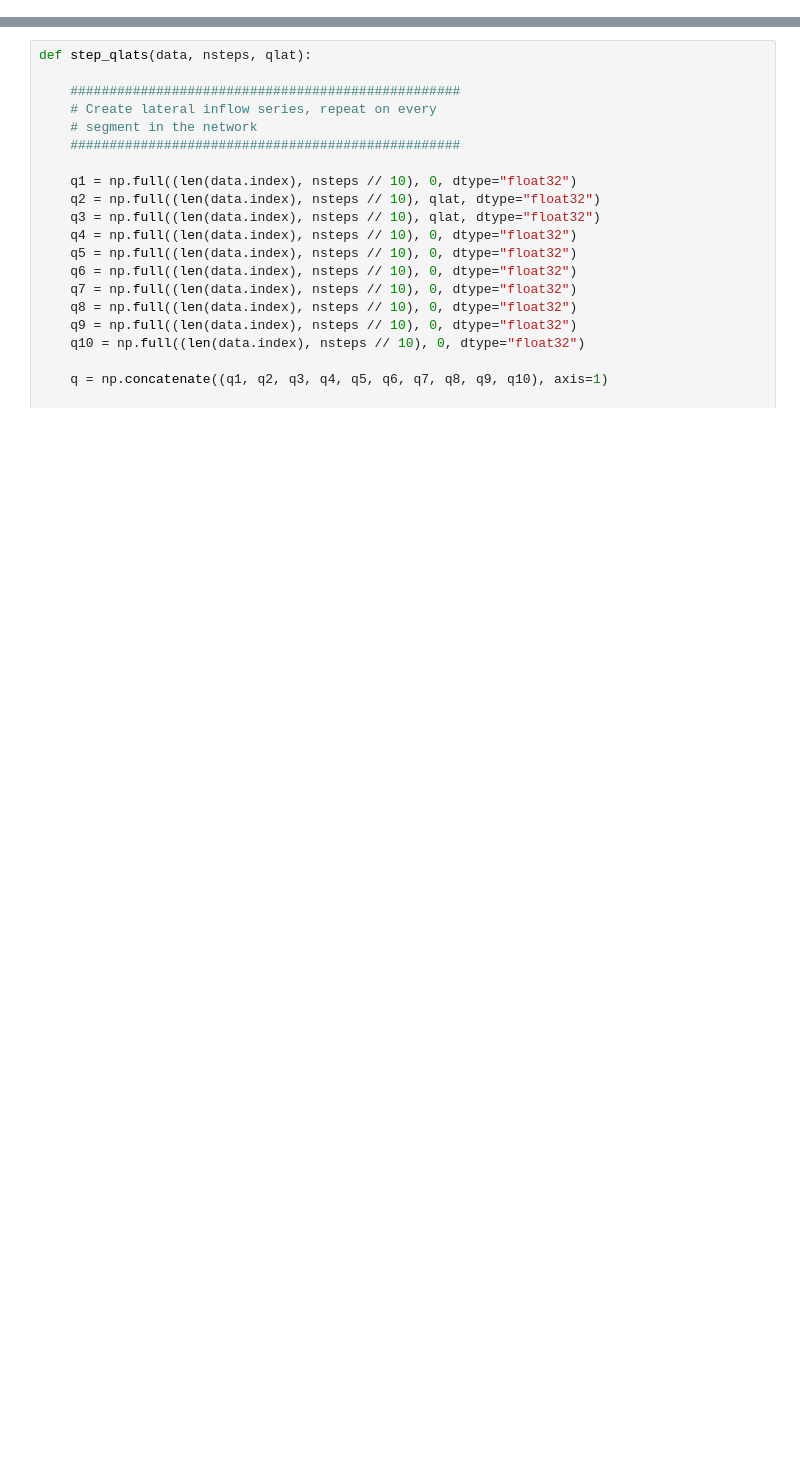
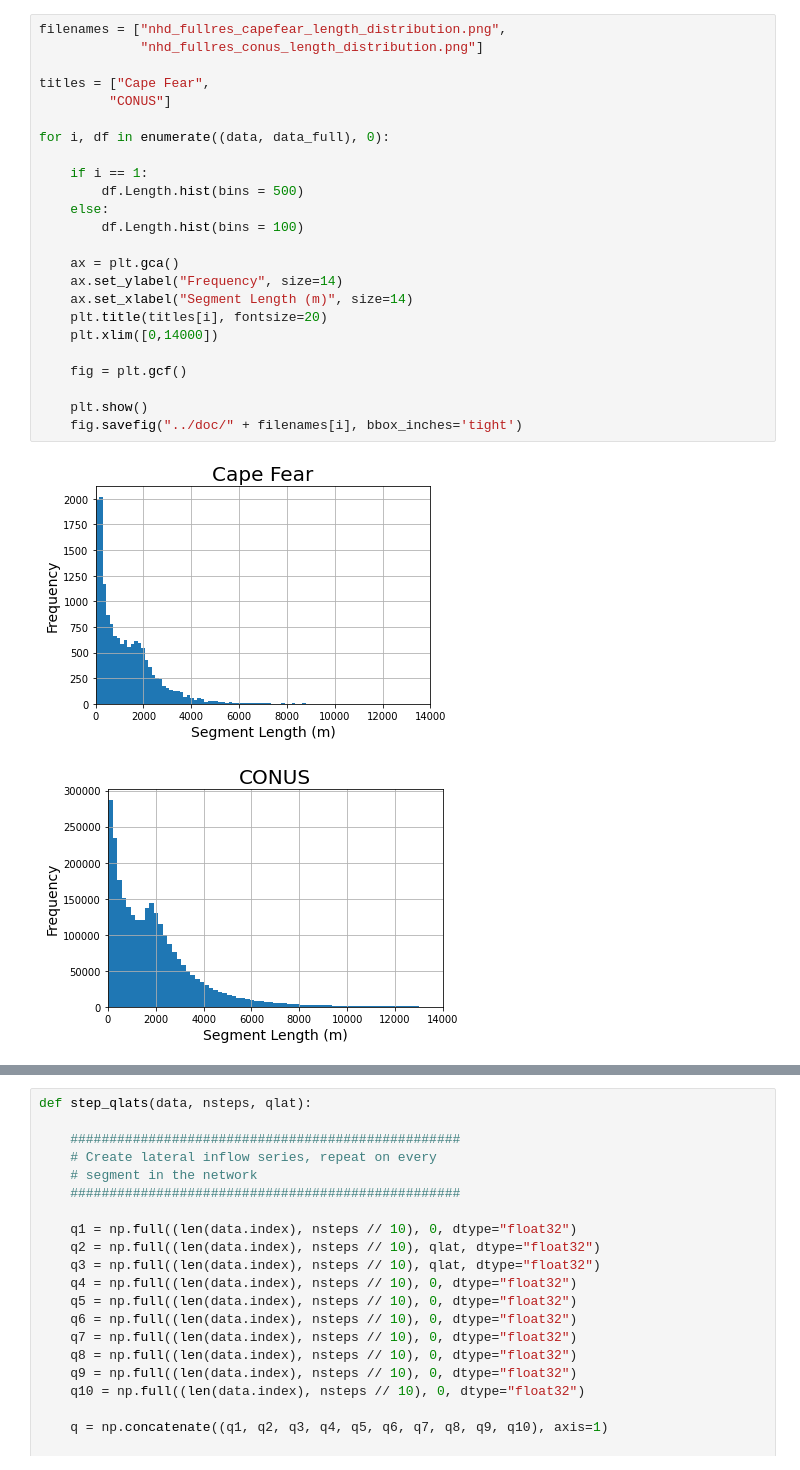
Before and after one commit to jhrehanoaa/t-route, a Jupyter notebook: notebooks/segment-merge.ipynb, the cells around one changed output, grey strips where cells are left out. Drawn from its saved outputs; the diff is of its cells as text; blank space fills up the shorter version.

```diff
--- a/notebooks/segment-merge.ipynb
+++ b/notebooks/segment-merge.ipynb
@@ -988,0 +305,27 @@ dt = 3600
+# %%
+filenames = ["nhd_fullres_capefear_length_distribution.png",
+             "nhd_fullres_conus_length_distribution.png"]
+
+titles = ["Cape Fear",
+         "CONUS"]
+
+for i, df in enumerate((data, data_full), 0):
+
+    if i == 1:
+        df.Length.hist(bins = 500)
+    else:
+        df.Length.hist(bins = 100)
+
+    ax = plt.gca()
+    ax.set_ylabel("Frequency", size=14)
+    ax.set_xlabel("Segment Length (m)", size=14)
+    plt.title(titles[i], fontsize=20)
+    plt.xlim([0,14000])
+
+    fig = plt.gcf()
+
+    plt.show()
+    fig.savefig("../doc/" + filenames[i], bbox_inches='tight')
+# %% [output]
+[figure, added]
+[figure, added]
```
Also changed, not shown: parts of 66 cells of this notebook.
